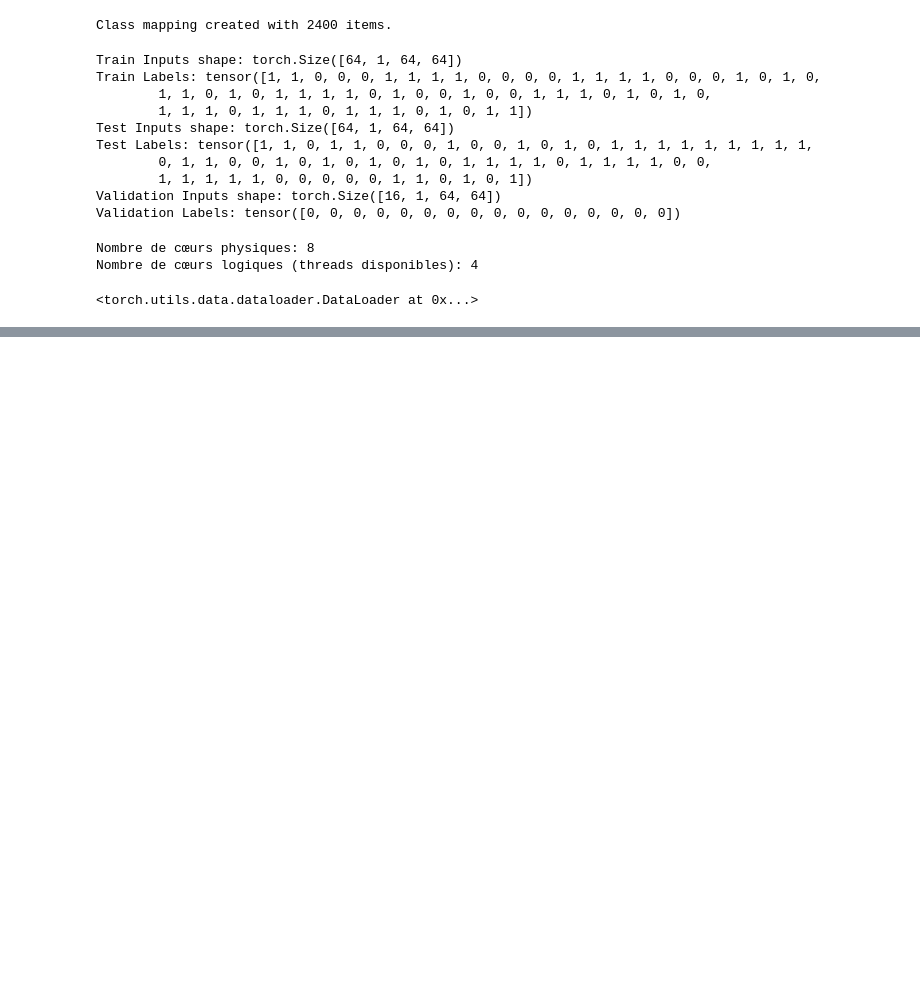
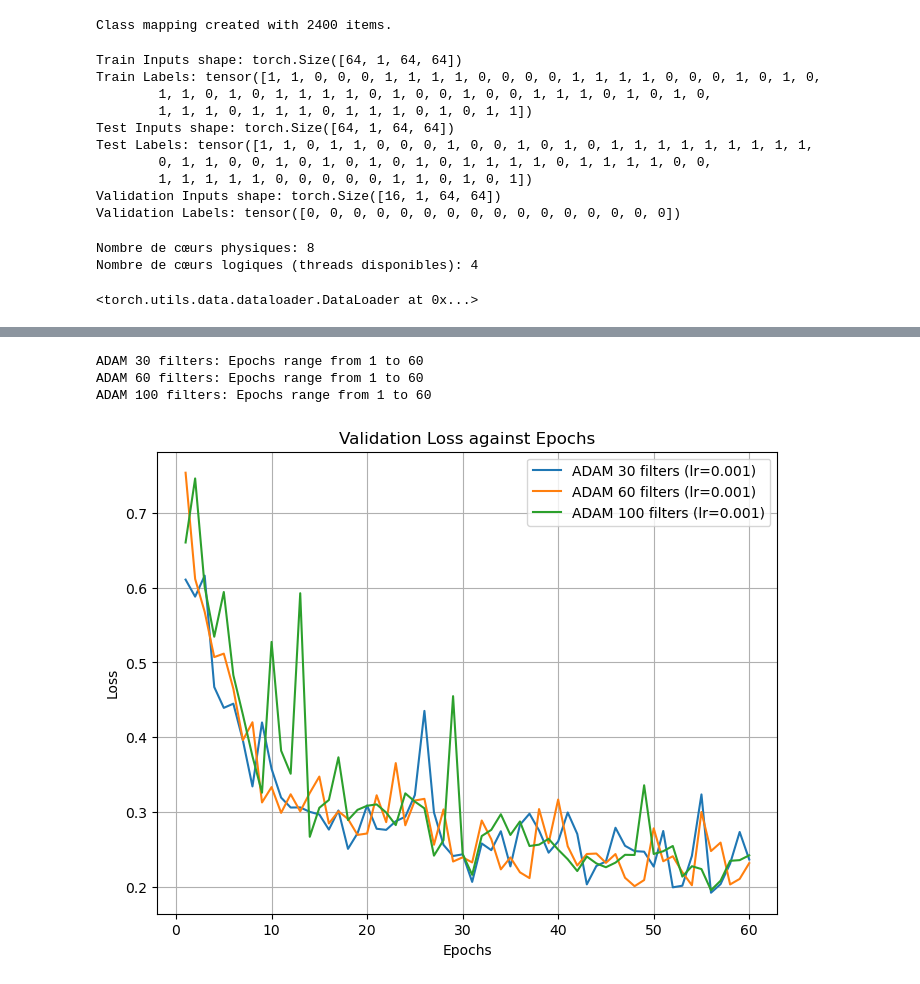
Before and after one commit to mouradianelen/VoiceRecognition, a Jupyter notebook: graphs_validation_set.ipynb, the cells around one changed output, grey strips where cells are left out. Drawn from its saved outputs; the diff is of its cells as text; code cells hidden in the pictures; blank space fills up the shorter version.

```diff
--- a/graphs_validation_set.ipynb
+++ b/graphs_validation_set.ipynb
@@ -306,3 +358,69 @@ def plot_validation_results(plot, json_path, label_prefix="", start_epoch=0, tit
+# %%
+import json
+import matplotlib.pyplot as plt
+import os
+
+
+def plot_validation_results(plot, json_path, label_prefix="", start_epoch=0):
+    with open(json_path, "r") as f:
+        results = json.load(f)
+
+    data = results.get("data", {})
+    epochs = sorted(int(epoch) for epoch in data.keys())
+    validation_losses = [data[str(epoch)]["val_loss"] for epoch in epochs]
+
+    filtered_epochs = [epoch for epoch in epochs if epoch >= start_epoch]
+    filtered_validation_losses = [
+        data[str(epoch)]["val_loss"] for epoch in filtered_epochs
+    ]
+
+    lr = data[str(epochs[0])]["lr"]
+    label = f"{label_prefix} (lr={lr})"
+    plot.plot(filtered_epochs, filtered_validation_losses, label=label, marker="")
+
+    plot.set_xlabel("Epochs")
+    plot.set_ylabel("Loss")
+    plot.legend()
+    plot.grid(True)
+    return plot
+
+
+fig, ax = plt.subplots(figsize=(8, 6))
+ax.set_title("Validation Loss against Epochs")
+
+results_paths = [
+
+    "models_results_against_validation_test/30x60x0.001xAdamx3960_45-34-12-23-01-2025.json",
+    "models_results_against_validation_test/60x60x0.001xAdamx3960_20-02-23-22-01-2025.json",
+    "models_results_against_validation_test/100x60x0.001xAdamx3960_37-47-18-22-01-2025.json",
+]
+
+labels = [
+
+    "ADAM 30 filters",
+    "ADAM 60 filters",
+    "ADAM 100 filters",
+]
+
+for results_path, label in zip(results_paths, labels):
+    if not os.path.exists(results_path):
+        print(f"File not found: {results_path}")
+        continue
+
+    with open(results_path, "r") as f:
+        results = json.load(f)
+    epochs = sorted(int(epoch) for epoch in results["data"].keys())
+    print(f"{label}: Epochs range from {min(epochs)} to {max(epochs)}")
+
+    plot_validation_results(ax, results_path, label_prefix=label, start_epoch=0)
+
+ax.legend(loc="best")
+plt.show()
+# %% [output]
+ADAM 30 filters: Epochs range from 1 to 60
+ADAM 60 filters: Epochs range from 1 to 60
+ADAM 100 filters: Epochs range from 1 to 60
+[figure, added]
 # %%
 import torch
 from torch import nn, optim
```
Also changed, not shown: parts of 4 cells of this notebook, 2 other files.
